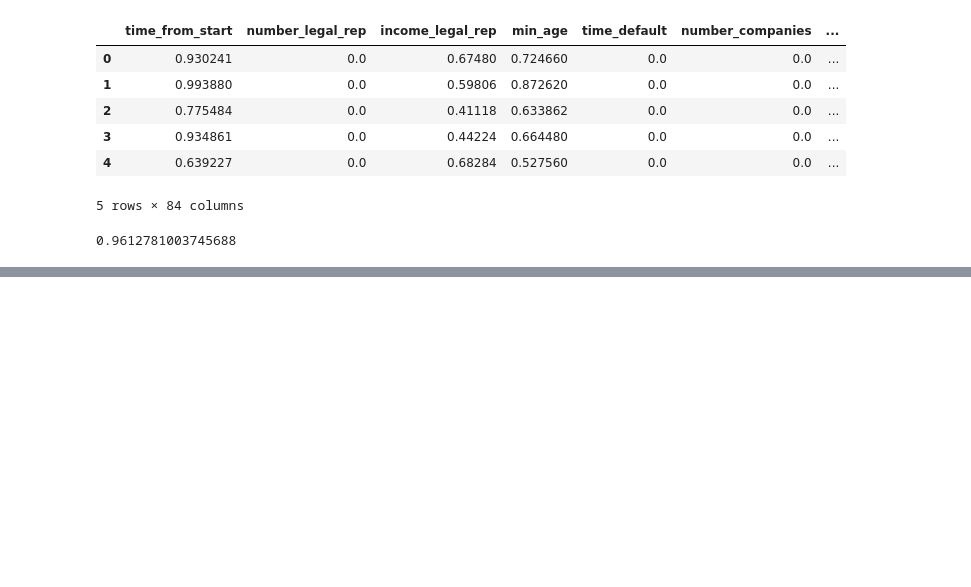
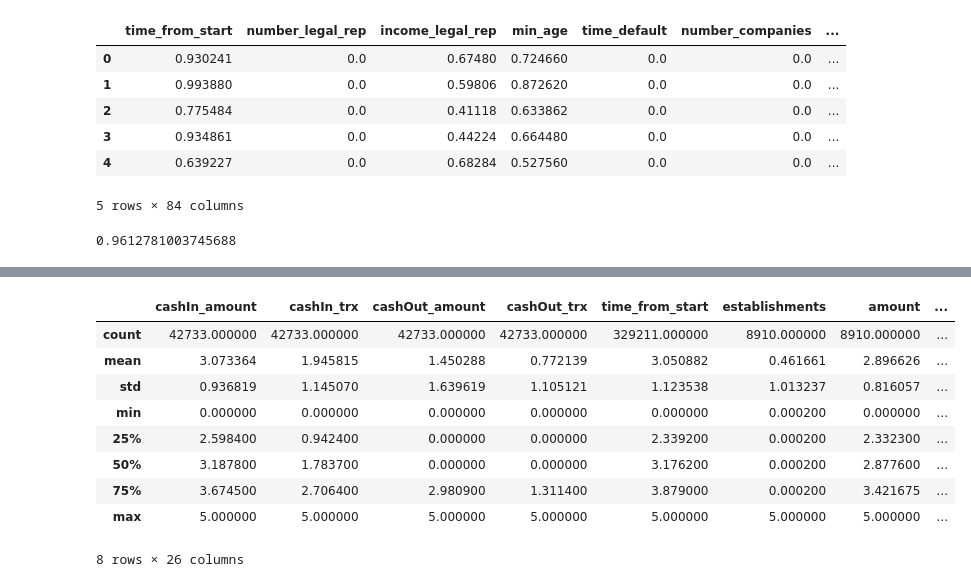
Before and after one commit to rodrigoase/bbva-data-challenge, a Jupyter notebook: Experimentacion.ipynb, the cells around one changed output, grey strips where cells are left out. Saved outputs shown, nothing was run; the diff lists cells and outputs as text; code cells hidden in the pictures; blank space fills up the shorter version.

```diff
--- a/Experimentacion.ipynb
+++ b/Experimentacion.ipynb
@@ -718,0 +725,3 @@ accuracy_score(y_test, y_xgb_v1_pred)
+# %%
+universe_test = pd.read_csv('gs://bbva-data-challenge/universe_test.csv', header=0)
+universe_test.head()
@@ -718,0 +735,4 @@ accuracy_score(y_test, y_xgb_v1_pred)
+# %%
+lst_datasets_test = [universe_test, transactionality, taxpayer, movements, legal_representatives, acquisition]
+# %%
+dataset_test = ft.reduce(lambda left, right: pd.merge(left, right, on=['period', 'ID'], how='left'), lst_datasets_test)
@@ -718,0 +749,13 @@ accuracy_score(y_test, y_xgb_v1_pred)
+# %%
+dataset_test.describe()
+# %% [output]
+|  | cashIn_amount | cashIn_trx | cashOut_amount | cashOut_trx | time_from_start | establishments | amount | ... |
+| count | 42733.000000 | 42733.000000 | 42733.000000 | 42733.000000 | 329211.000000 | 8910.000000 | 8910.000000 | ... |
+| mean | 3.073364 | 1.945815 | 1.450288 | 0.772139 | 3.050882 | 0.461661 | 2.896626 | ... |
+| std | 0.936819 | 1.145070 | 1.639619 | 1.105121 | 1.123538 | 1.013237 | 0.816057 | ... |
+| min | 0.000000 | 0.000000 | 0.000000 | 0.000000 | 0.000000 | 0.000200 | 0.000000 | ... |
+| 25% | 2.598400 | 0.942400 | 0.000000 | 0.000000 | 2.339200 | 0.000200 | 2.332300 | ... |
+| 50% | 3.187800 | 1.783700 | 0.000000 | 0.000000 | 3.176200 | 0.000200 | 2.877600 | ... |
+| 75% | 3.674500 | 2.706400 | 2.980900 | 1.311400 | 3.879000 | 0.000200 | 3.421675 | ... |
+| max | 5.000000 | 5.000000 | 5.000000 | 5.000000 | 5.000000 | 5.000000 | 5.000000 | ... |
+8 rows × 26 columns
```
Also changed, not shown: parts of 19 cells of this notebook, 1 other file.
